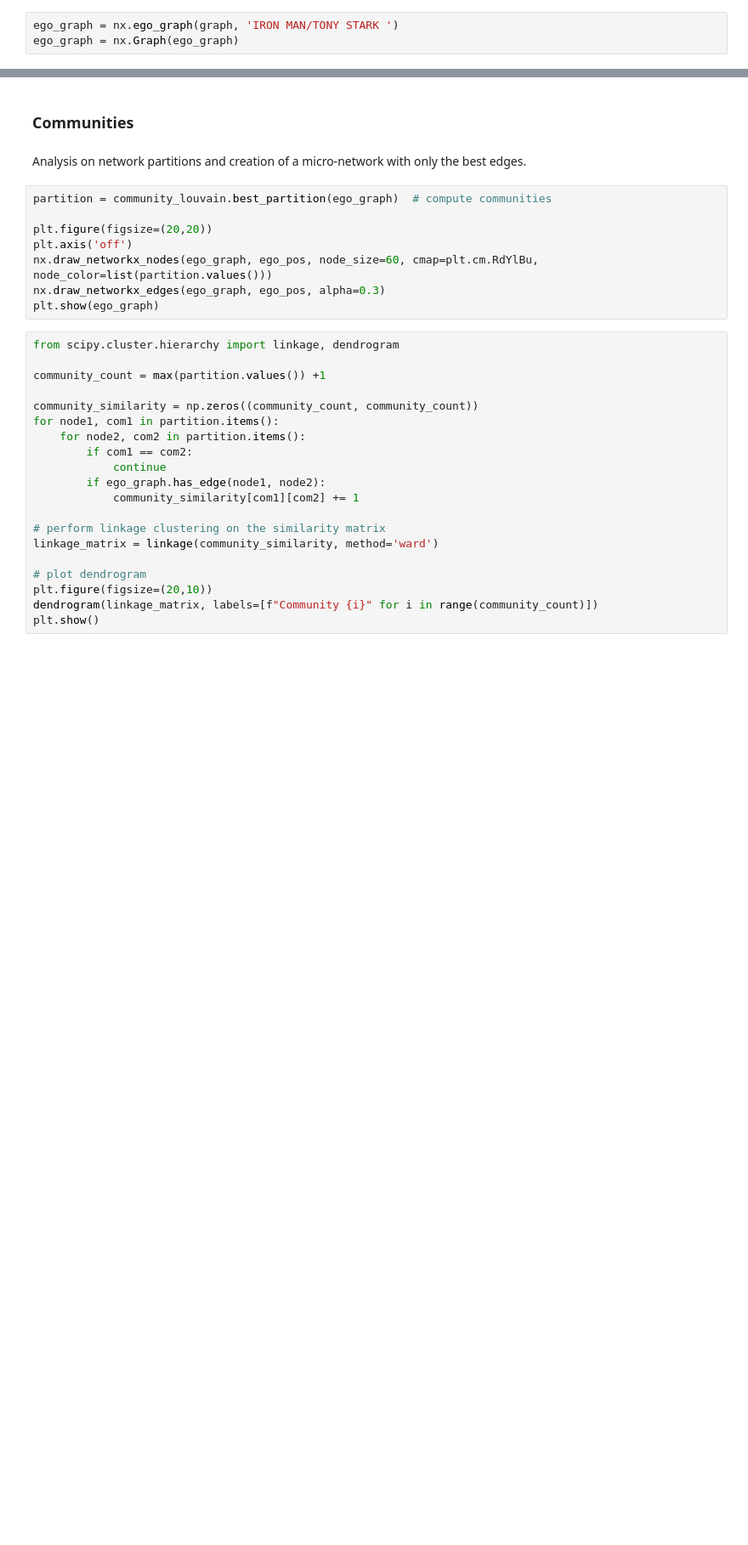
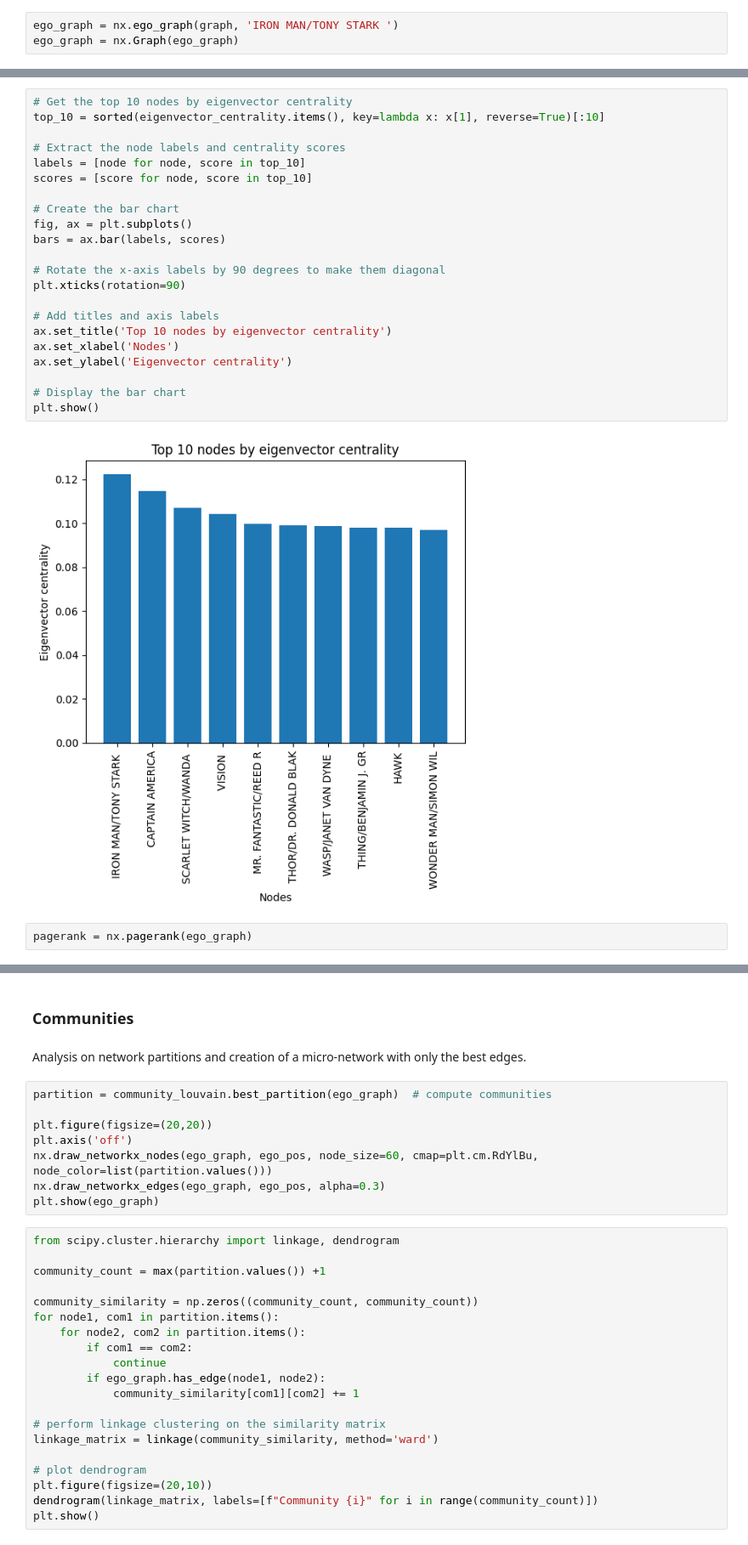
Before and after one commit to FabioCarosi/NetworkX_MarvelComics, a Jupyter notebook: marvel-network.ipynb, the cells around one changed output, grey strips where cells are left out. Shown at 85% size. Saved outputs shown, nothing was run; the diff lists cells and outputs as text; blank space fills up the shorter version.

```diff
--- a/marvel-network.ipynb
+++ b/marvel-network.ipynb
@@ -478,4 +489,30 @@ plt.colorbar(scalarmappaple)
 
 nx.draw(ego_graph, ego_pos, node_size=25, node_color=sizes, cmap=colormap) #LAYOUT SPRING
 plt.show()
+# %%
+# Get the top 10 nodes by eigenvector centrality
+top_10 = sorted(eigenvector_centrality.items(), key=lambda x: x[1], reverse=True)[:10]
+
+# Extract the node labels and centrality scores
+labels = [node for node, score in top_10]
+scores = [score for node, score in top_10]
+
+# Create the bar chart
+fig, ax = plt.subplots()
+bars = ax.bar(labels, scores)
+
+# Rotate the x-axis labels by 90 degrees to make them diagonal
+plt.xticks(rotation=90)
+
+# Add titles and axis labels
+ax.set_title('Top 10 nodes by eigenvector centrality')
+ax.set_xlabel('Nodes')
+ax.set_ylabel('Eigenvector centrality')
+
+# Display the bar chart
+plt.show()
+# %% [output]
+[figure, added]
+# %%
+pagerank = nx.pagerank(ego_graph)
 # %%
```
Also changed, not shown: parts of 17 cells of this notebook.
